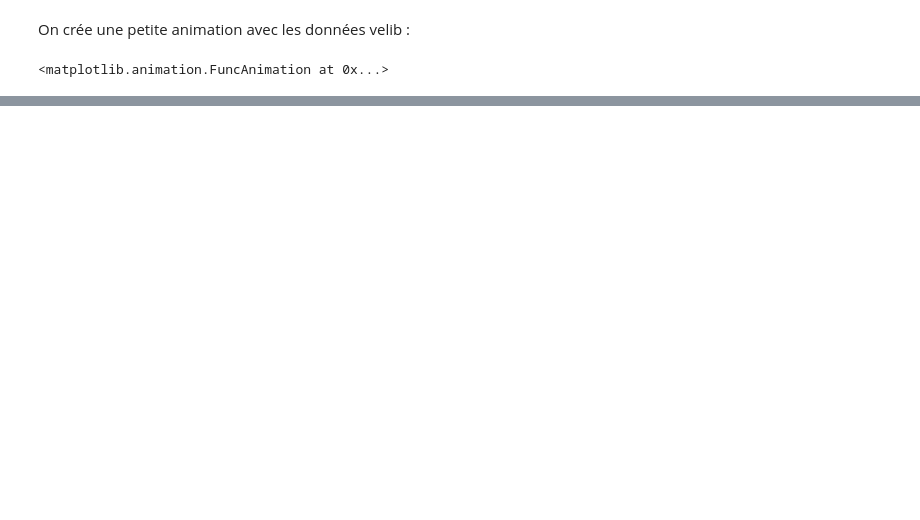
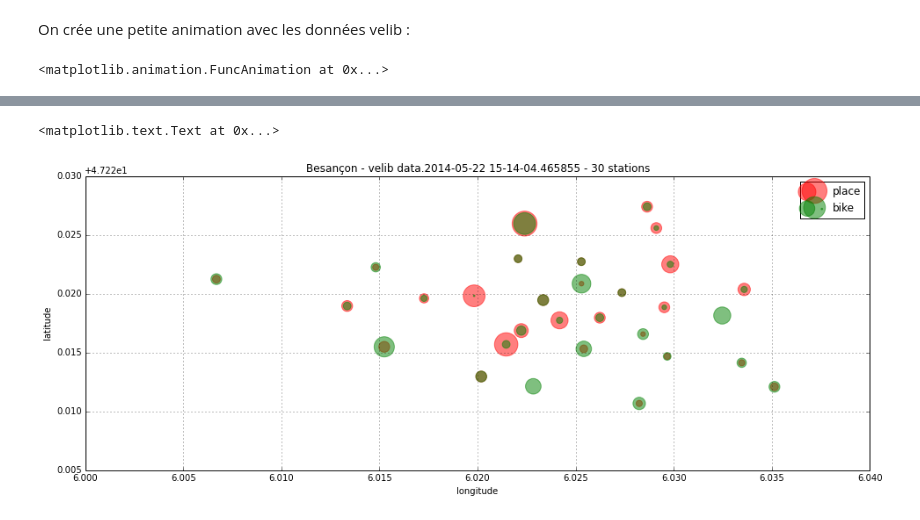
Before and after one commit to sdpython/pyensae, a Jupyter notebook: _doc/notebooks/pyensae_velib.ipynb, the cells around one changed output, grey strips where cells are left out. Saved outputs shown, nothing was run; the diff lists cells and outputs as text; code cells hidden in the pictures; blank space fills up the shorter version.

```diff
--- a/_doc/notebooks/pyensae_velib.ipynb
+++ b/_doc/notebooks/pyensae_velib.ipynb
@@ -75,0 +96,9 @@ Ca ne bouge pas trop. Sur cinq minutes, c'est plutôt attendu.
+# %%
+# dernière image
+dt = df["file"][len(df)-1]
+subset = df [ df["file"] == dt ]
+fig,ax,plt = DataVelibCollect.draw(subset, figsize=(16,6))
+ax.set_title("Besançon - {0} - {1} stations".format(dt.replace("besancon.","").replace(".txt","").replace("_", " "), len(subset)))
+# %% [output]
+<matplotlib.text.Text at 0x...>
+[figure, added]
```
Also changed, not shown: parts of 7 cells of this notebook.
